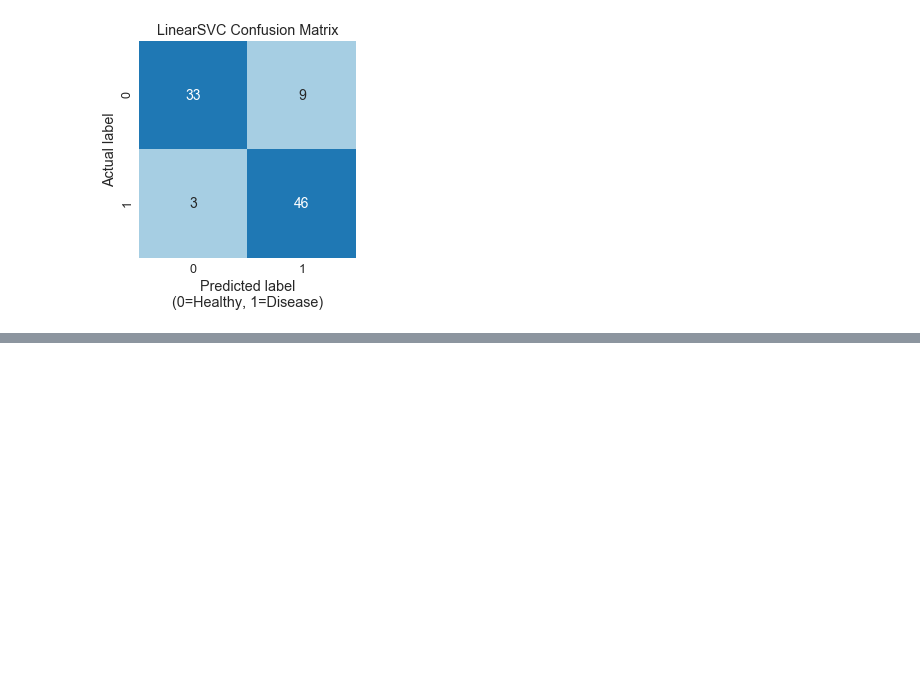
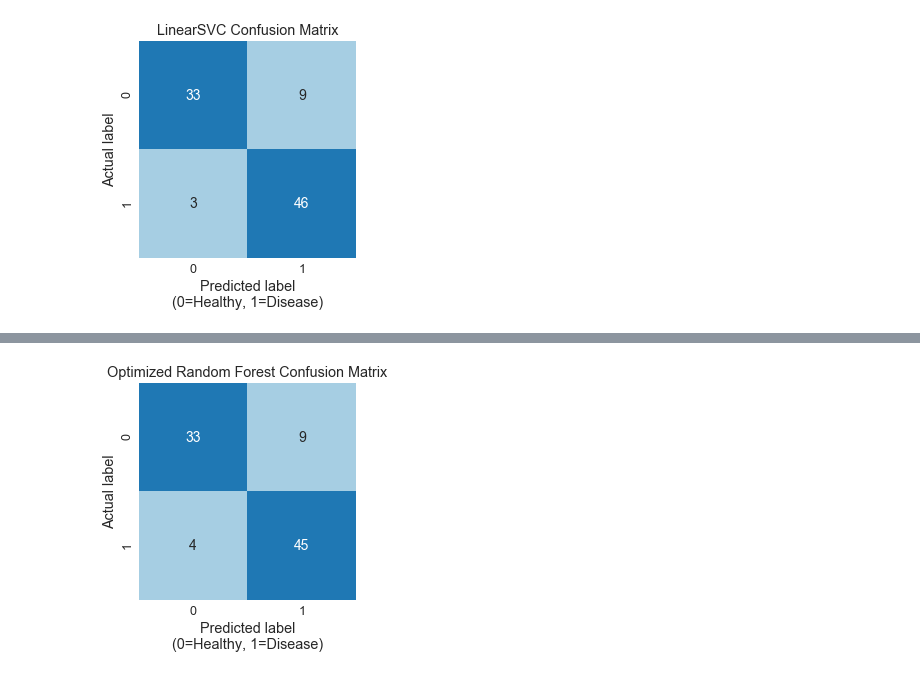
Before and after one commit to CarolineKeegan/HeartDisease-Modeling, a Jupyter notebook: HeartDiseaseModel.ipynb, the cells around one changed output, grey strips where cells are left out. Drawn from its saved outputs; the diff is of its cells as text; code cells hidden in the pictures; blank space fills up the shorter version.

```diff
--- a/HeartDiseaseModel.ipynb
+++ b/HeartDiseaseModel.ipynb
@@ -164,0 +268,7 @@ plt.title('LinearSVC Confusion Matrix');
+# %%
+rfc_params = {'criterion': ['gini', 'entropy'],
+              'max_depth': [i for i in range(1, 21)]}
+# %%
+rfc_opt = GridSearchCV(rfc, param_grid=rfc_params, scoring='roc_auc', cv=5, iid=False, return_train_score=True, verbose=1)
+# %%
+rfc_opt.fit(X_train, y_train)
@@ -164,0 +308,3 @@ plt.title('LinearSVC Confusion Matrix');
+# %%
+ro_pred = rfc_opt.predict(X_test)
+print(metrics.classification_report(y_test, ro_pred))
@@ -164,0 +320,8 @@ plt.title('LinearSVC Confusion Matrix');
+# %%
+sns.heatmap(metrics.confusion_matrix(y_test, ro_pred), cmap=sns.color_palette('Paired', 2),
+            annot=True, annot_kws={'size':14}, cbar=False, square=True)
+plt.xlabel('Predicted label\n(0=Healthy, 1=Disease)')
+plt.ylabel('Actual label')
+plt.title('Optimized Random Forest Confusion Matrix');
+# %% [output]
+[figure, added]
```
Also changed, not shown: parts of 38 cells of this notebook.
